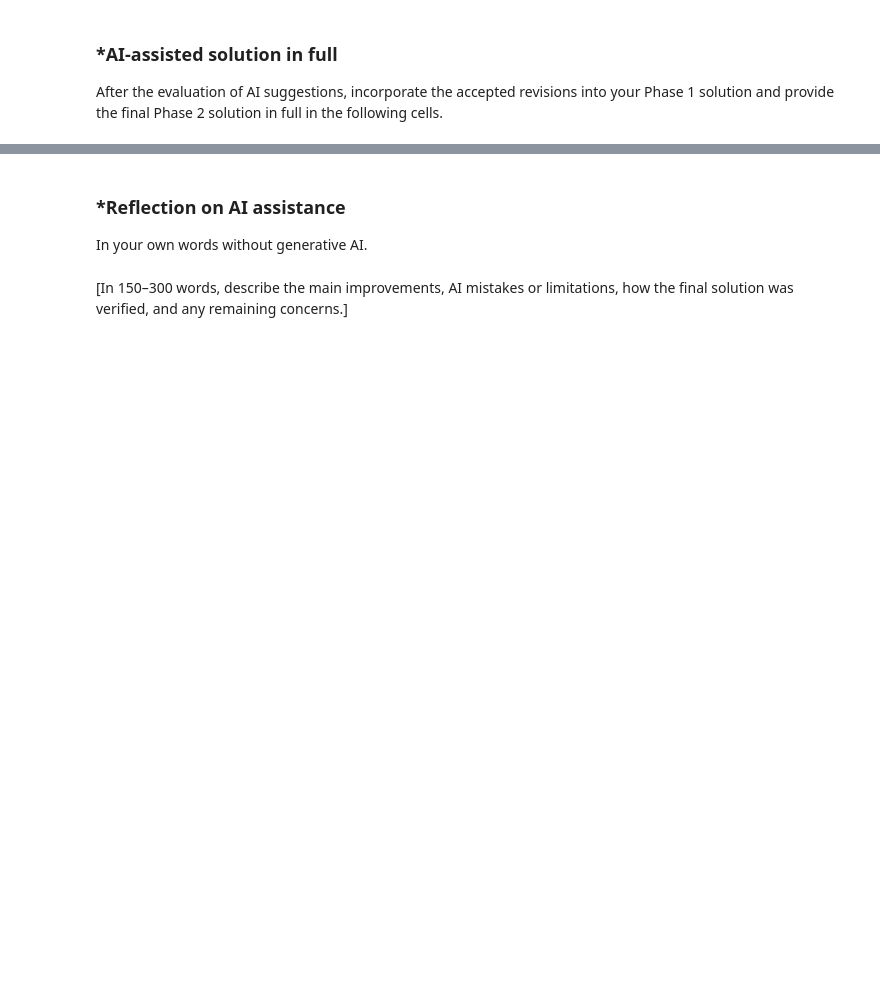
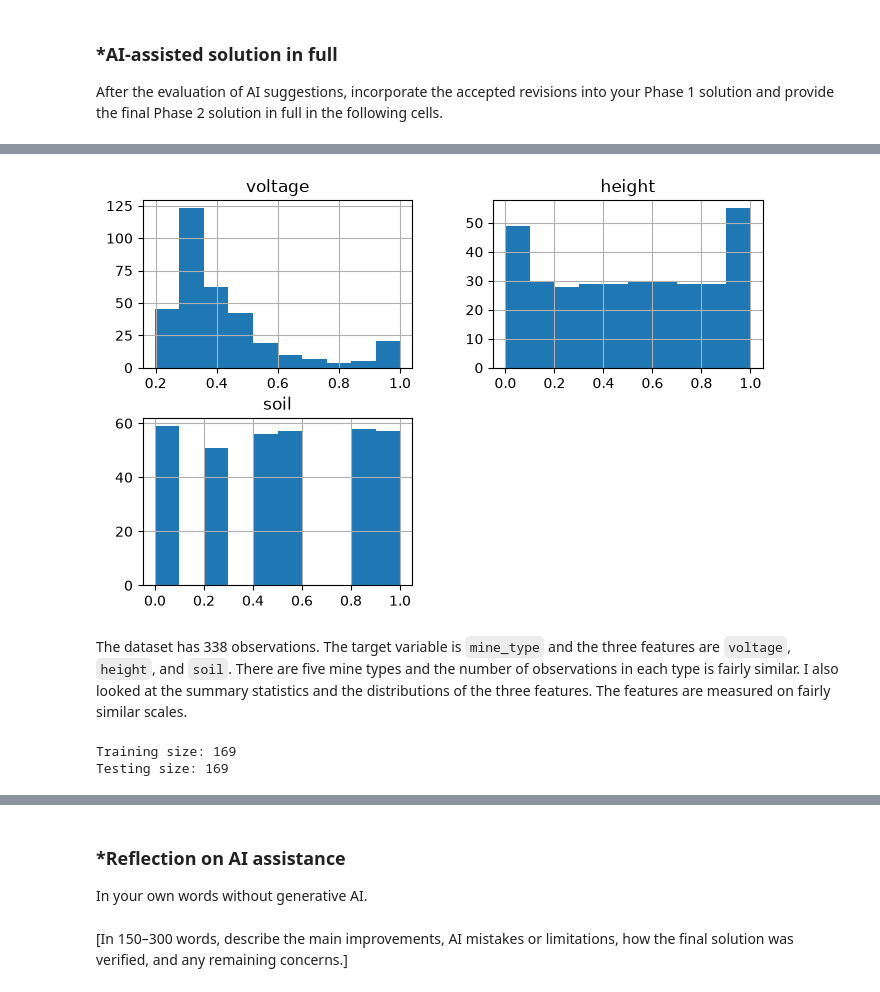
Before and after one commit to LeytonA26/A03-knn, a Jupyter notebook: notebook.ipynb, the cells around one changed output, grey strips where cells are left out. Cells and saved outputs as stored; diff of their text form; code cells hidden in the pictures; blank space fills up the shorter version.

```diff
--- a/notebook.ipynb
+++ b/notebook.ipynb
@@ -89,0 +388,7 @@ After the evaluation of AI suggestions, incorporate the accepted revisions into
+# %%
+df[["voltage", "height", "soil"]].hist(figsize=(8, 5))
+plt.show()
+# %% [output]
+[figure, added]
+# %% [markdown]
+The dataset has 338 observations. The target variable is `mine_type` and the three features are `voltage`, `height`, and `soil`. There are five mine types and the number of observations in each type is fairly similar. I also looked at the summary statistics and the distributions of the three features. The features are measured on fairly similar scales.
@@ -89,0 +398,14 @@ After the evaluation of AI suggestions, incorporate the accepted revisions into
+# %%
+X_train, X_test, y_train, y_test = train_test_split(
+    X,
+    y,
+    test_size=0.5,
+    random_state=1,
+    stratify=y
+)
+
+print("Training size:", len(X_train))
+print("Testing size:", len(X_test))
+# %% [output]
+Training size: 169
+Testing size: 169
```
Also changed, not shown: parts of 49 cells of this notebook.
